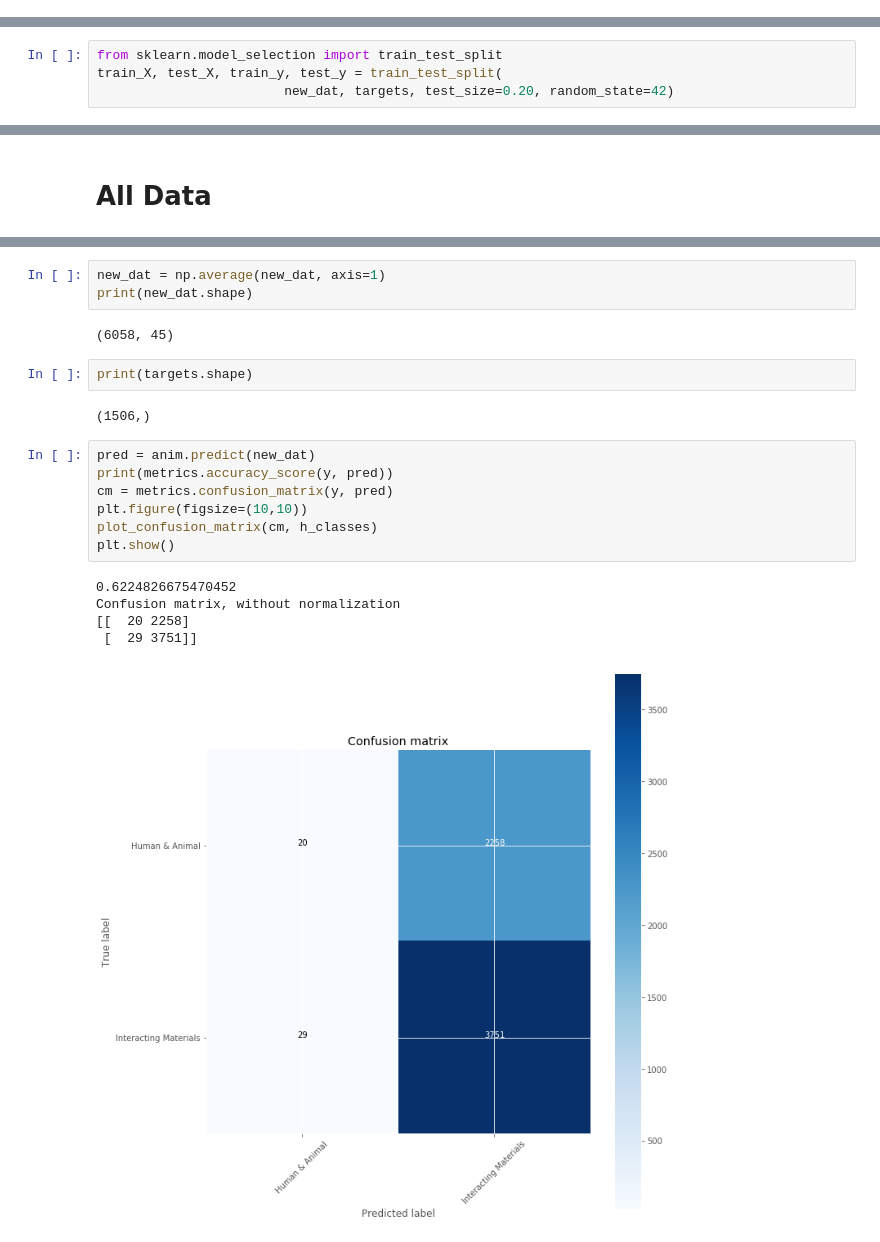
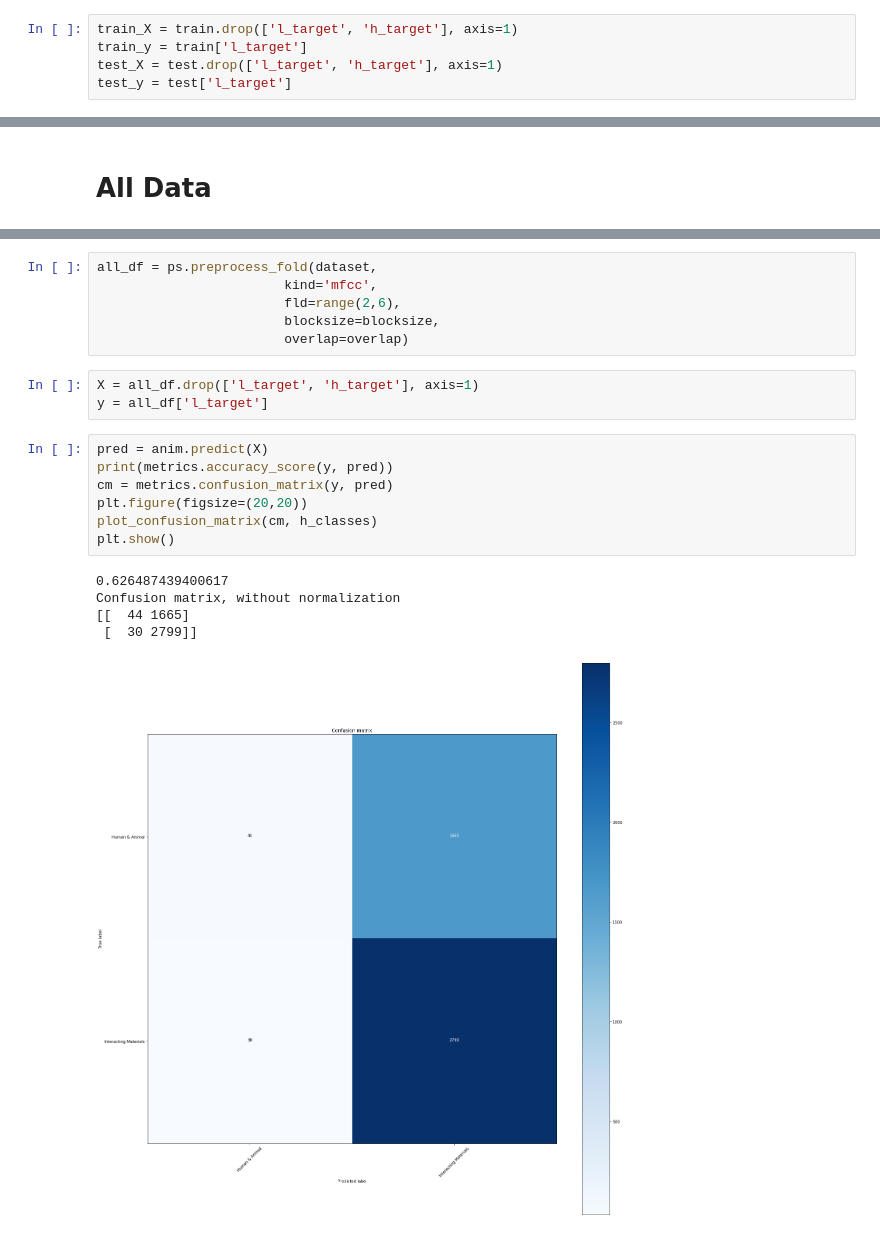
Before and after one commit to DeanPFZ/deep-audio-public, a Jupyter notebook: src/High Level SVM 2s.ipynb, the cells around one changed output, grey strips where cells are left out. Drawn from its saved outputs; the diff is of its cells as text.

```diff
--- a/src/High Level SVM 2s.ipynb
+++ b/src/High Level SVM 2s.ipynb
@@ -278,3 +91,8 @@ Epoch 1/1
+# %%
+train_X = train.drop(['l_target', 'h_target'], axis=1)
+train_y = train['l_target']
+test_X = test.drop(['l_target', 'h_target'], axis=1)
+test_y = test['l_target']
 # %% [markdown]
 # Shallow Net
 Separate into classes
@@ -321,7 +99,3 @@ print(targets.shape)
-# %%
-from sklearn.model_selection import train_test_split
-train_X, test_X, train_y, test_y = train_test_split(
-                        new_dat, targets, test_size=0.20, random_state=42)
 # %%
 anim = SVC(gamma='auto', verbose=True)
 plot_learning_curve(anim, 'SVM Learning Curve', train_X, train_y).show()
@@ -446,22 +128,22 @@ start_time = time.time()
-# %%
-new_dat = np.average(new_dat, axis=1)
-print(new_dat.shape)
-# %% [output]
-(6058, 45)
-# %%
-print(targets.shape)
-# %% [output]
-(1506,)
+# %%
+all_df = ps.preprocess_fold(dataset,
+                        kind='mfcc',
+                        fld=range(2,6),
+                        blocksize=blocksize,
+                        overlap=overlap)
+# %%
+X = all_df.drop(['l_target', 'h_target'], axis=1)
+y = all_df['l_target']
 # %%
-pred = anim.predict(new_dat)
+pred = anim.predict(X)
 print(metrics.accuracy_score(y, pred))
 cm = metrics.confusion_matrix(y, pred)
-plt.figure(figsize=(10,10))
+plt.figure(figsize=(20,20))
 plot_confusion_matrix(cm, h_classes)
 plt.show()
 # %% [output]
-0.6224826675470452
+0.626487439400617
 Confusion matrix, without normalization
-[[  20 2258]
- [  29 3751]]
+[[  44 1665]
+ [  30 2799]]
-[figure, old version]
+[figure, new version]
```
Also changed, not shown: parts of 25 cells of this notebook, 21 other files.
